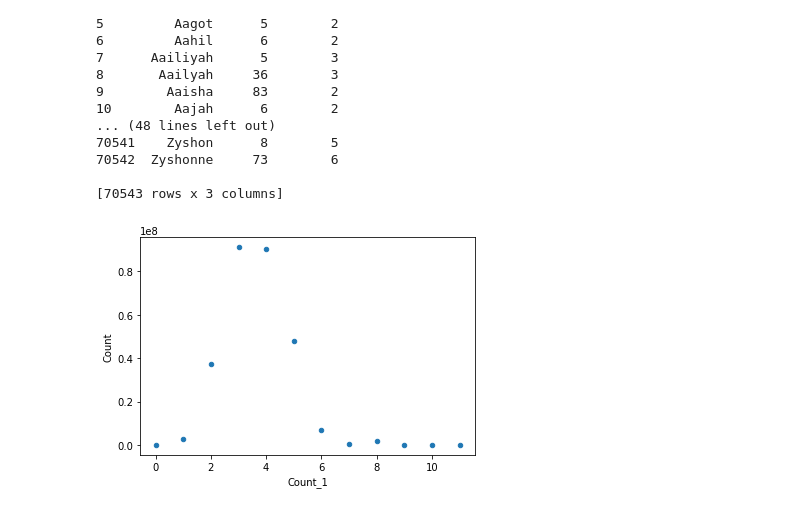
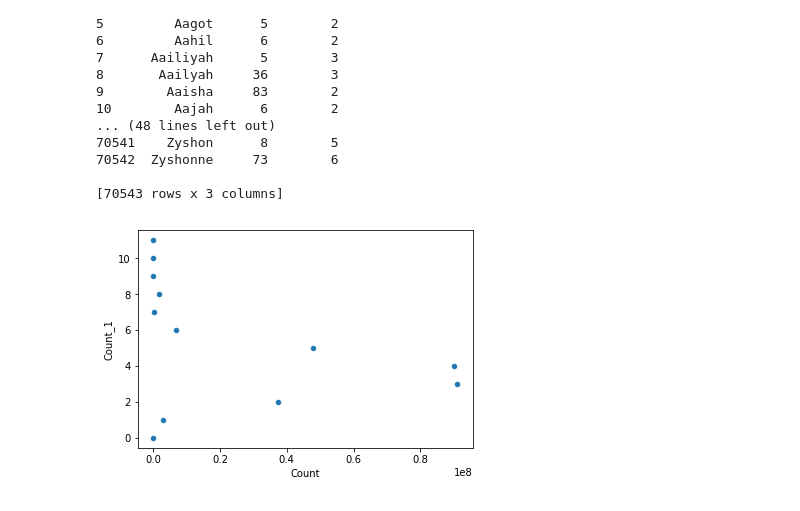
Before and after one commit to Yafulia/PY-6-4_2, a Jupyter notebook: Untitled5.ipynb, the cells around one changed output. Drawn from its saved outputs; the diff is of its cells as text; code cells hidden in the pictures.

```diff
--- a/Untitled4.ipynb
+++ b/Untitled5.ipynb
@@ -162,7 +162,7 @@ print(names_4)
 
 [70543 rows x 3 columns]
 # %%
-names_5 = names_4.groupby(by=['Count_1'], as_index=False).sum().plot.scatter(x='Count_1', y='Count')
+names_5 = names_4.groupby(by=['Count_1'], as_index=False).sum().plot.scatter(x='Count', y='Count_1')
 #print(names_5)
 # %% [output]
-[figure, old version]
+[figure, new version]
```
